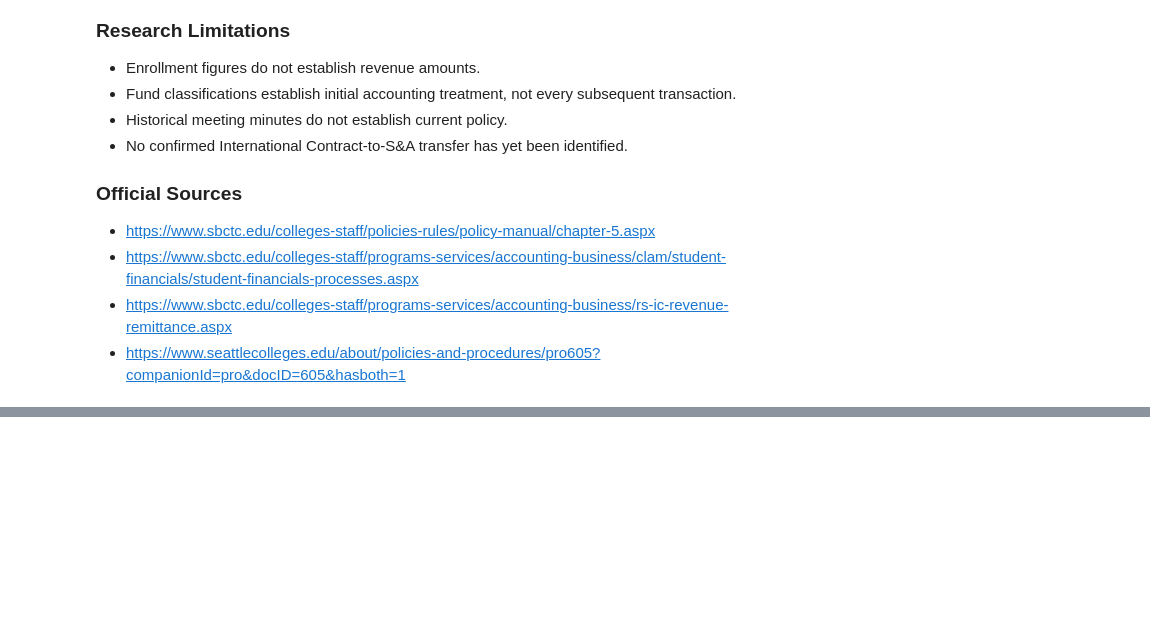
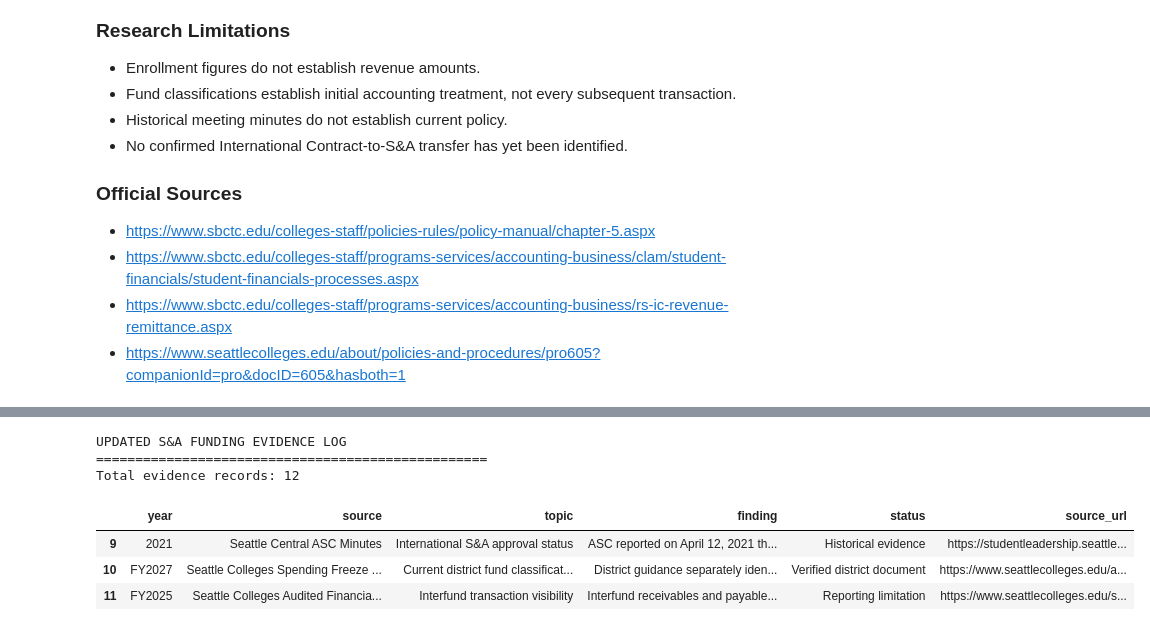
Before and after one commit to MaiNguyen5306/seattle-central-sa-budget-dashboard, a Jupyter notebook: notebooks/05_international_enrollment_funding.ipynb, the cells around one changed output, grey strips where cells are left out. Drawn from its saved outputs; the diff is of its cells as text; code cells hidden in the pictures; blank space fills up the shorter version.

```diff
--- a/notebooks/05_international_enrollment_funding.ipynb
+++ b/notebooks/05_international_enrollment_funding.ipynb
@@ -673,0 +802,75 @@ Historical Seattle Central student-government records show that collecting addit
+# %%
+# =========================================================
+# ADD FINANCIAL RESEARCH EVIDENCE
+# =========================================================
+
+new_records = [
+    {
+        "year": "2021",
+        "source": "Seattle Central ASC Minutes",
+        "topic": "International S&A approval status",
+        "finding": "ASC reported on April 12, 2021 that "
+                   "international S&A had not yet been approved.",
+        "status": "Historical evidence",
+        "source_url": "https://studentleadership.seattlecentral.edu/sites/studentleadership.seattlecentral.edu/files/inline-files/ASC%20minutes%20April%2012th.pdf",
+    },
+    {
+        "year": "FY2027",
+        "source": "Seattle Colleges Spending Freeze Guidance",
+        "topic": "Current district fund classifications",
+        "finding": "District guidance separately identifies "
+                   "grants/contracts Funds 145/146 and "
+                   "student activity fees Fund 522.",
+        "status": "Verified district document",
+        "source_url": "https://www.seattlecolleges.edu/administration/budget-info/fiscal-year-2026-2027-spending-freeze/hiring-and-personnel",
+    },
+    {
+        "year": "FY2025",
+        "source": "Seattle Colleges Audited Financial Statements",
+        "topic": "Interfund transaction visibility",
+        "finding": "Interfund receivables and payables are "
+                   "generally eliminated in financial reporting; "
+                   "specific fund transfers remain unverified.",
+        "status": "Reporting limitation",
+        "source_url": "https://www.seattlecolleges.edu/sites/seattlecolleges.southseattle.edu/files/2026-03/FY25%20Seattle%20Colleges%20Audited%20Financial%20Statements.pdf",
+    },
+]
+
+fund_evidence = pd.concat(
+    [
+        fund_evidence,
+        pd.DataFrame(new_records),
+    ],
+    ignore_index=True,
+)
+
+assert not fund_evidence[
+    ["source", "topic"]
+].duplicated().any()
+
+OUTPUT_PATH = (
+    PROJECT_ROOT
+    / "data"
+    / "manual"
+    / "sa_fund_evidence_log.csv"
+)
+
+fund_evidence.to_csv(
+    OUTPUT_PATH,
+    index=False,
+)
+
+print("UPDATED S&A FUNDING EVIDENCE LOG")
+print("=" * 50)
+
+print(f"Total evidence records: {len(fund_evidence)}")
+
+display(fund_evidence.tail(3))
+# %% [output]
+UPDATED S&A FUNDING EVIDENCE LOG
+==================================================
+Total evidence records: 12
+|  | year | source | topic | finding | status | source_url |
+| 9 | 2021 | Seattle Central ASC Minutes | International S&A approval status | ASC reported on April 12, 2021 th... | Historical evidence | https://studentleadership.seattle... |
+| 10 | FY2027 | Seattle Colleges Spending Freeze ... | Current district fund classificat... | District guidance separately iden... | Verified district document | https://www.seattlecolleges.edu/a... |
+| 11 | FY2025 | Seattle Colleges Audited Financia... | Interfund transaction visibility | Interfund receivables and payable... | Reporting limitation | https://www.seattlecolleges.edu/s... |
```
Also changed, not shown: parts of 8 cells of this notebook, 5 other files.
